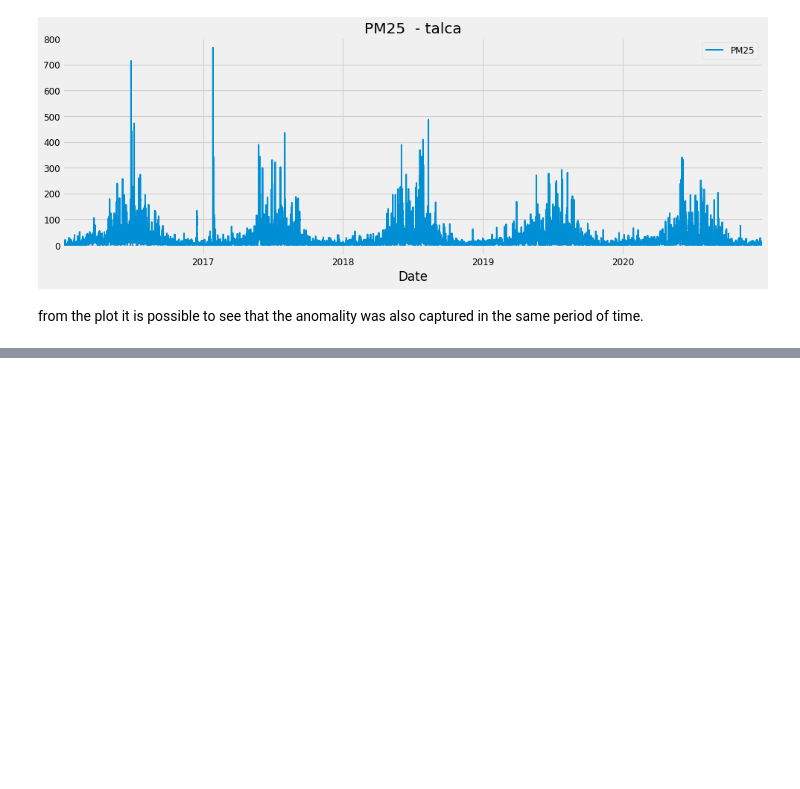
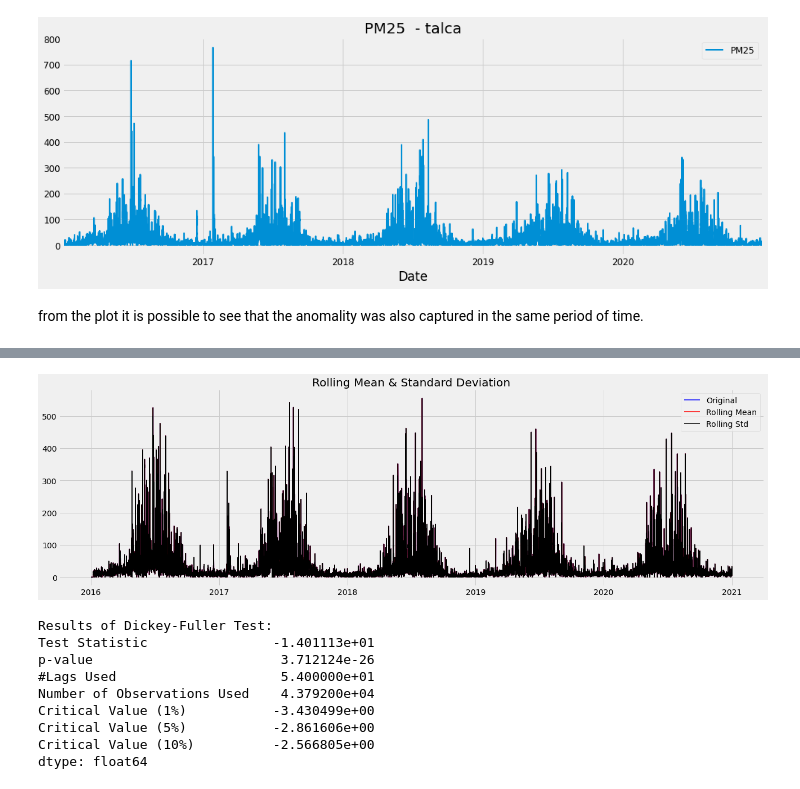
Before and after one commit to castudil/som-lstm, a Jupyter notebook: som_lstm.ipynb, the cells around one changed output, grey strips where cells are left out. Drawn from its saved outputs; the diff is of its cells as text; code cells hidden in the pictures; blank space fills up the shorter version.

```diff
--- a/som_lstm.ipynb
+++ b/som_lstm.ipynb
@@ -89,0 +167,43 @@ from the plot it is possible to see that the anomality was also captured in the
+# %%
+def test_stationarity(city='curico'):
+  timeseries = frame.loc[frame['city'] == city] # Sleecting Data for Curico
+  #print(timeseries)
+
+  # Determining rolling statistics
+  rolmean = timeseries.rolling(12).mean()
+  rolstd = timeseries.rolling(12).std()
+
+  # Plot rolling statistics:
+  plt.rcParams['figure.figsize'] = (20, 5)
+  fig, ax = plt.subplots(figsize=(20,6))
+
+
+  orig = ax.plot(timeseries.drop(['city'], axis=1) , color='blue',label='Original', linewidth=1.5)
+  mean = ax.plot(timeseries.drop(['city'], axis=1), color='red', label='Rolling Mean',linewidth=1.5)
+  std = ax.plot(timeseries.drop(['city'], axis=1), color='black', label = 'Rolling Std' , linewidth=1.5)
+
+  plt.legend(loc='best')
+  plt.title('Rolling Mean & Standard Deviation')
+  plt.show(block=False)
+
+  # Perform Dickey-Fuller test:
+  print ('Results of Dickey-Fuller Test:')
+  timeseries = timeseries.iloc[:,0].values
+  dftest = adfuller(timeseries, autolag='AIC')
+  dfoutput = pd.Series(dftest[0:4], index=['Test Statistic','p-value','#Lags Used','Number of Observations Used'])
+  for key,value in dftest[4].items():
+    dfoutput['Critical Value (%s)'%key] = value
+  print(dfoutput)
+
+test_stationarity('curico')
+# %% [output]
+[figure, added]
+Results of Dickey-Fuller Test:
+Test Statistic                -1.401113e+01
+p-value                        3.712124e-26
+#Lags Used                     5.400000e+01
+Number of Observations Used    4.379200e+04
+Critical Value (1%)           -3.430499e+00
+Critical Value (5%)           -2.861606e+00
+Critical Value (10%)          -2.566805e+00
+dtype: float64
```
Also changed, not shown: parts of 6 cells of this notebook.
